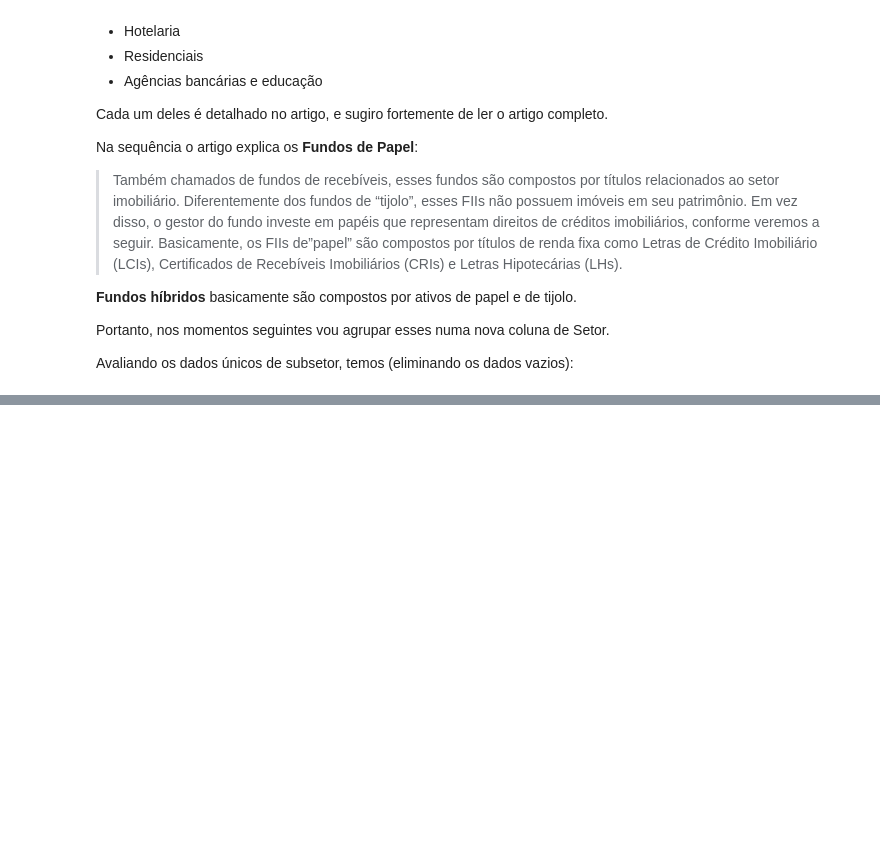
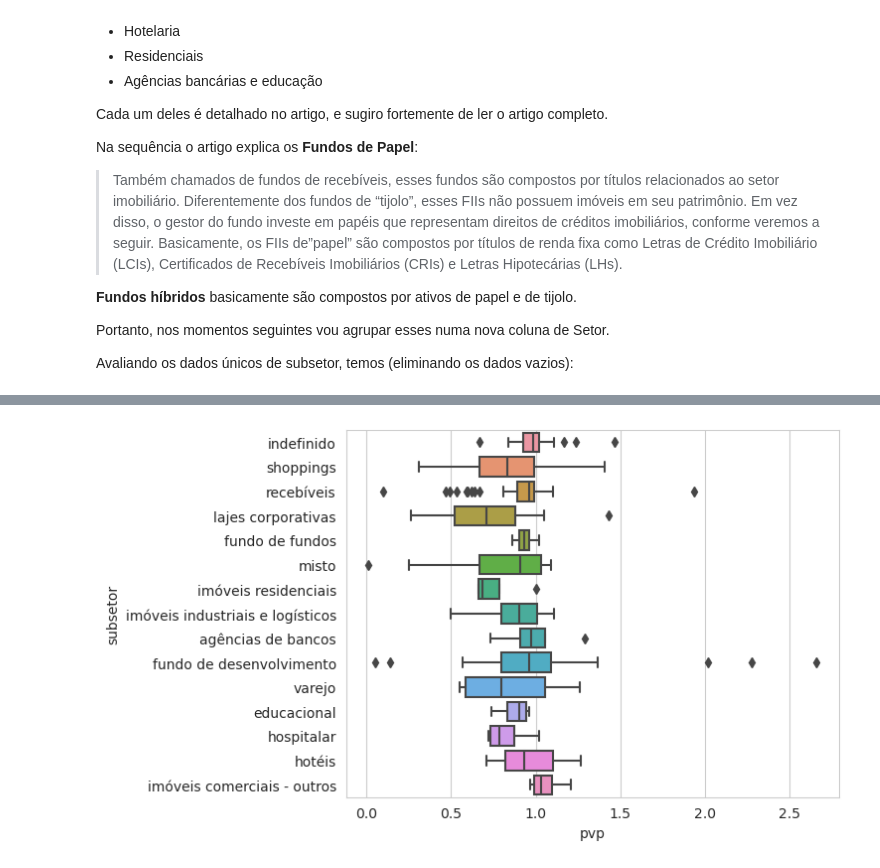
Before and after one commit to Mateus-cpa/analisando_fiis, a Jupyter notebook: analisando-fiis.ipynb, the cells around one changed output, grey strips where cells are left out. Saved outputs shown, nothing was run; the diff lists cells and outputs as text; code cells hidden in the pictures; blank space fills up the shorter version.

```diff
--- a/analisando-fiis.ipynb
+++ b/analisando-fiis.ipynb
@@ -152 +268,7 @@ False
+# %%
+with sns.axes_style('whitegrid'):
+    sns.boxplot(x = fiis_class['pvp'][fiis_class['pvp']<3],
+                y = fiis_class['subsetor'])
+# %% [output]
+[figure, added]
 # %%
```
Also changed, not shown: parts of 22 cells of this notebook.
